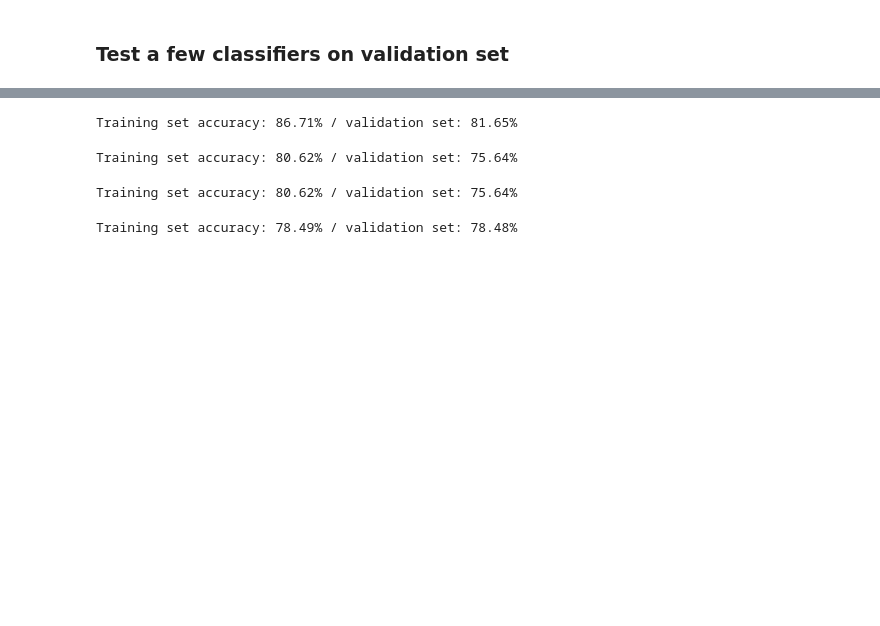
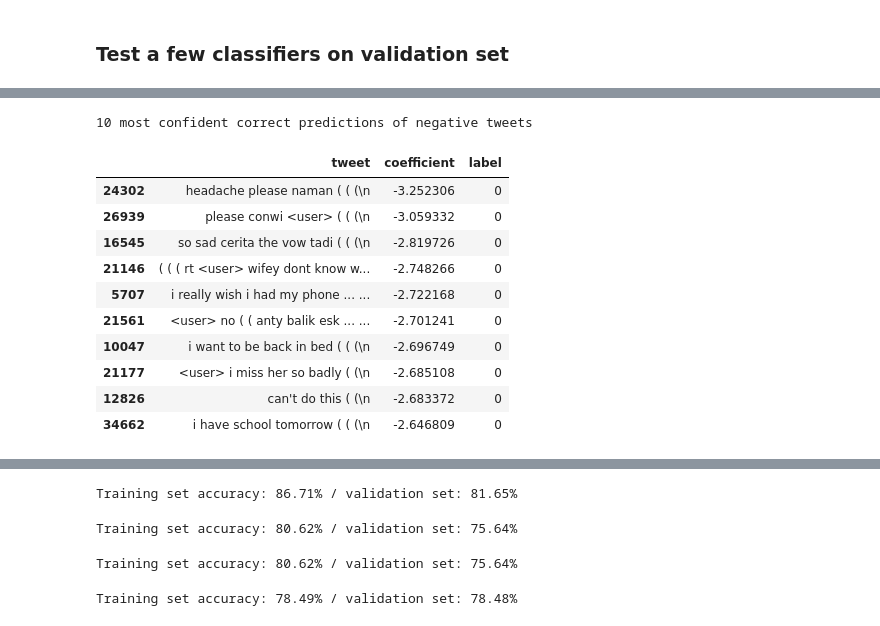
Before and after one commit to CS-433/Twitter_Sentiment_Analysis, a Jupyter notebook: TF_IDF.ipynb, the cells around one changed output, grey strips where cells are left out. Cells and saved outputs as stored; diff of their text form; code cells hidden in the pictures; blank space fills up the shorter version.

```diff
--- a/TF_IDF.ipynb
+++ b/TF_IDF.ipynb
@@ -58,0 +146,16 @@ Training set accuracy: 86.47% / validation set: 85.01%
+# %%
+print('{:d} most confident correct predictions of negative tweets'.format(n_))
+df.query('label == 0').sort_values(by= 'coefficient', ascending = True).head(n_)
+# %% [output]
+10 most confident correct predictions of negative tweets
+|  | tweet | coefficient | label |
+| 24302 | headache please naman ( ( (\n | -3.252306 | 0 |
+| 26939 | please conwi <user> ( ( (\n | -3.059332 | 0 |
+| 16545 | so sad cerita the vow tadi ( ( (\n | -2.819726 | 0 |
+| 21146 | ( ( ( rt <user> wifey dont know w... | -2.748266 | 0 |
+| 5707 | i really wish i had my phone ... ... | -2.722168 | 0 |
+| 21561 | <user> no ( ( anty balik esk ... ... | -2.701241 | 0 |
+| 10047 | i want to be back in bed ( ( (\n | -2.696749 | 0 |
+| 21177 | <user> i miss her so badly ( (\n | -2.685108 | 0 |
+| 12826 | can't do this ( (\n | -2.683372 | 0 |
+| 34662 | i have school tomorrow ( ( (\n | -2.646809 | 0 |
```
Also changed, not shown: parts of 11 cells of this notebook.
